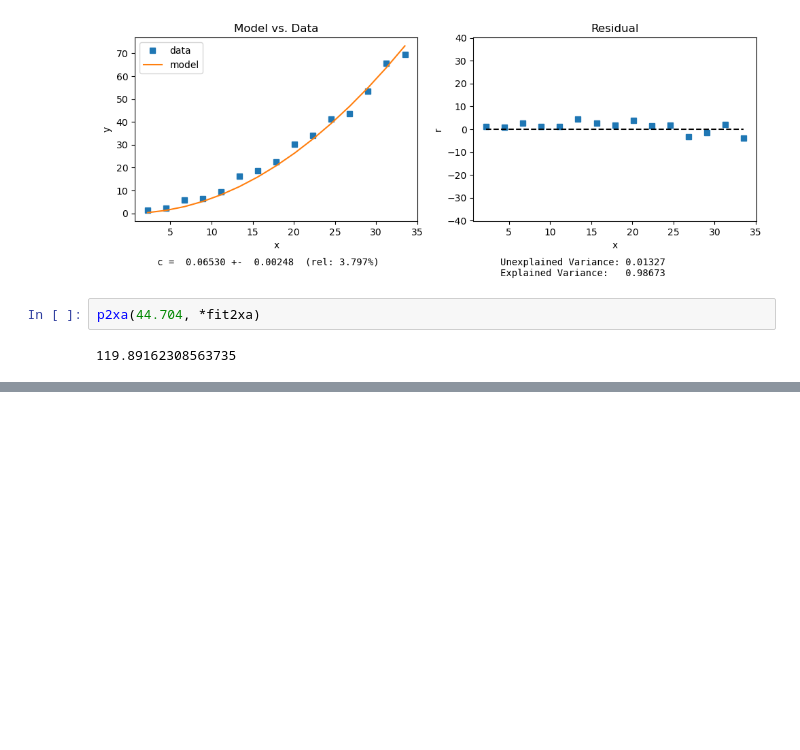
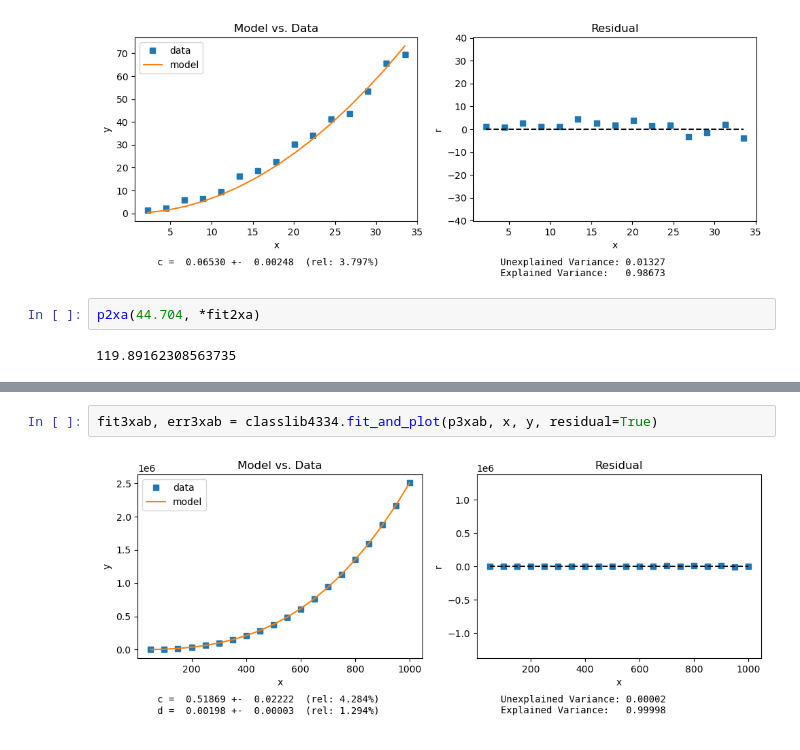
Before and after one commit to ririye01/math4334-MathModelingNotebooks, a Jupyter notebook: homework/hw2a/hw2a.ipynb, the cells around one changed output, grey strips where cells are left out. Cells and saved outputs as stored; diff of their text form; blank space fills up the shorter version.

```diff
--- a/homework/hw2a/hw2a.ipynb
+++ b/homework/hw2a/hw2a.ipynb
@@ -265,0 +351,4 @@ p2xa(44.704, *fit2xa)
+# %%
+fit3xab, err3xab = classlib4334.fit_and_plot(p3xab, x, y, residual=True)
+# %% [output]
+[figure, added]
```
Also changed, not shown: parts of 16 cells of this notebook, 8 other files.
